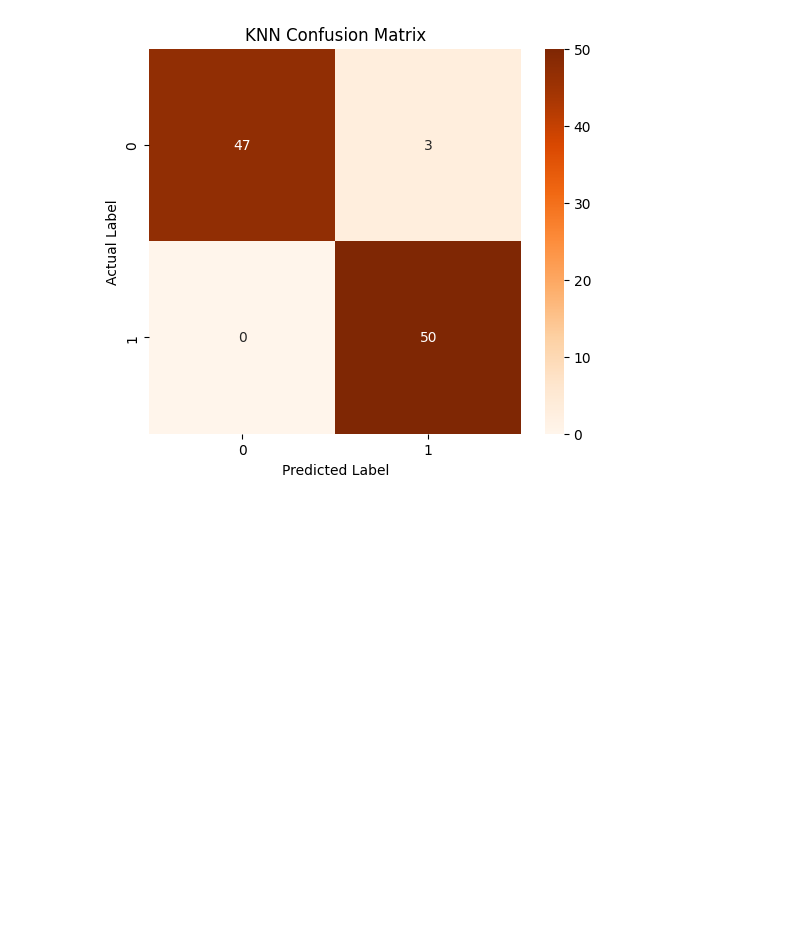
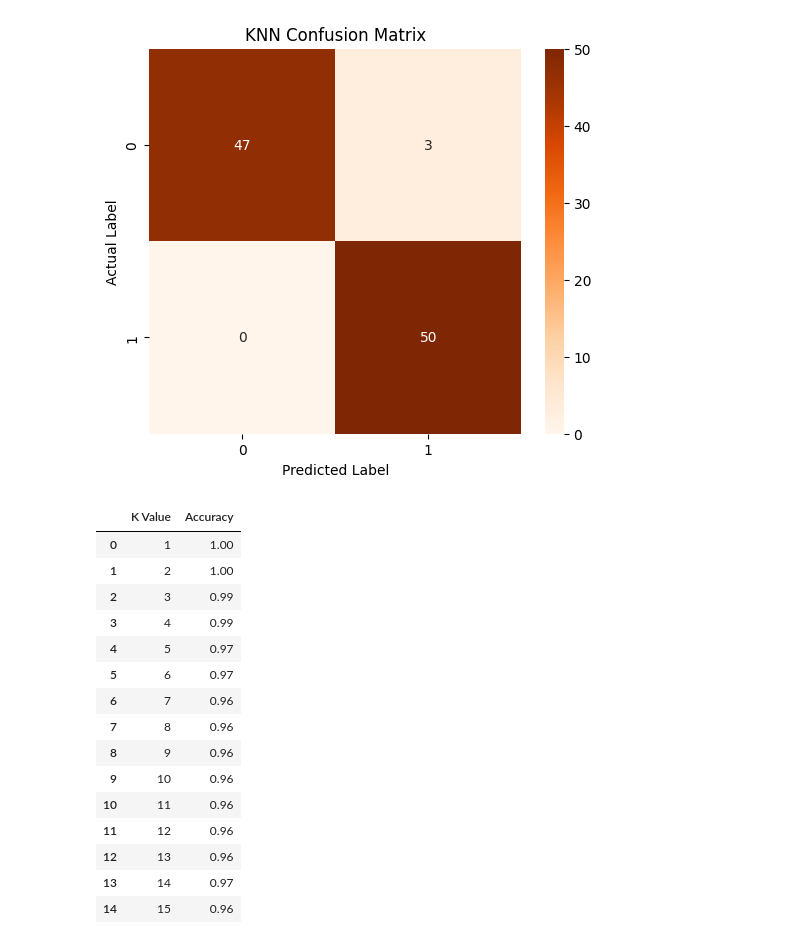
Before and after one commit to premprakash123/healthcare-chronic-disease-analysis, a Jupyter notebook: notebooks/04_model_building.ipynb, the cells around one changed output. Cells and saved outputs as stored; diff of their text form; code cells hidden in the pictures; blank space fills up the shorter version.

```diff
--- a/notebooks/04_model_building.ipynb
+++ b/notebooks/04_model_building.ipynb
@@ -1002,3 +1002,61 @@ plt.ylabel("Actual Label")
 plt.show()
 # %% [output]
 [figure]
+# %%
+# ==========================================
+# Experiment with Different K Values
+# ==========================================
+
+k_values = []
+
+accuracy_scores = []
+
+# Test K values from 1 to 15
+for k in range(1, 16):
+
+    # Initialize model
+    knn = KNeighborsClassifier(n_neighbors=k)
+
+    # Train model
+    knn.fit(X_train, y_train)
+
+    # Generate predictions
+    y_pred = knn.predict(X_test)
+
+    # Store accuracy
+    accuracy_scores.append(
+        accuracy_score(y_test, y_pred)
+    )
+
+    # Store K value
+    k_values.append(k)
+# %%
+# ==========================================
+# Create K Value Comparison DataFrame
+# ==========================================
+
+k_comparison_df = pd.DataFrame({
+
+    "K Value": k_values,
+
+    "Accuracy": accuracy_scores
+})
+
+k_comparison_df
+# %% [output]
+|  | K Value | Accuracy |
+| 0 | 1 | 1.00 |
+| 1 | 2 | 1.00 |
+| 2 | 3 | 0.99 |
+| 3 | 4 | 0.99 |
+| 4 | 5 | 0.97 |
+| 5 | 6 | 0.97 |
+| 6 | 7 | 0.96 |
+| 7 | 8 | 0.96 |
+| 8 | 9 | 0.96 |
+| 9 | 10 | 0.96 |
+| 10 | 11 | 0.96 |
+| 11 | 12 | 0.96 |
+| 12 | 13 | 0.96 |
+| 13 | 14 | 0.97 |
+| 14 | 15 | 0.96 |
```
Also changed, not shown: parts of 3 cells of this notebook.
